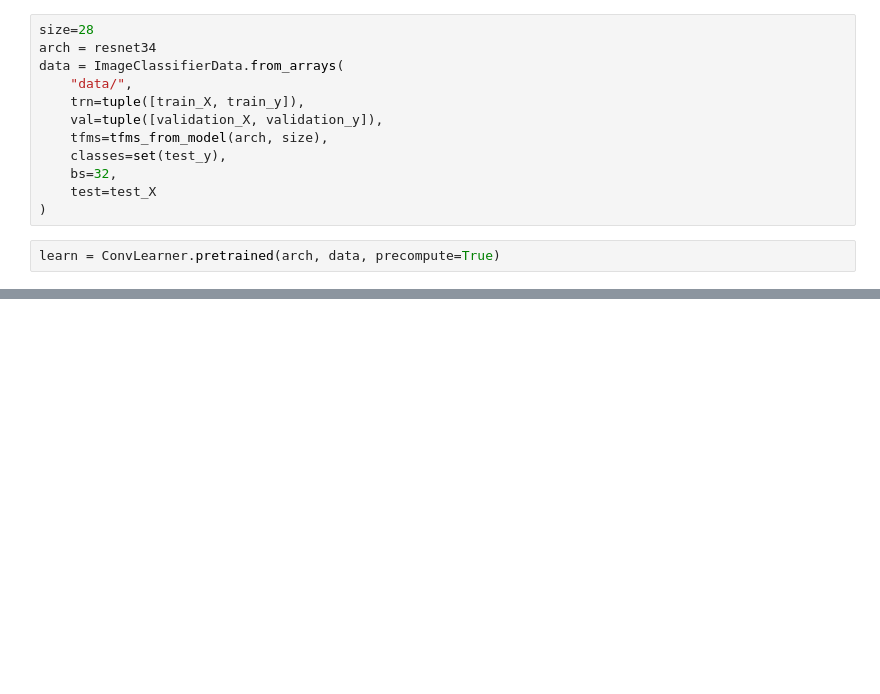
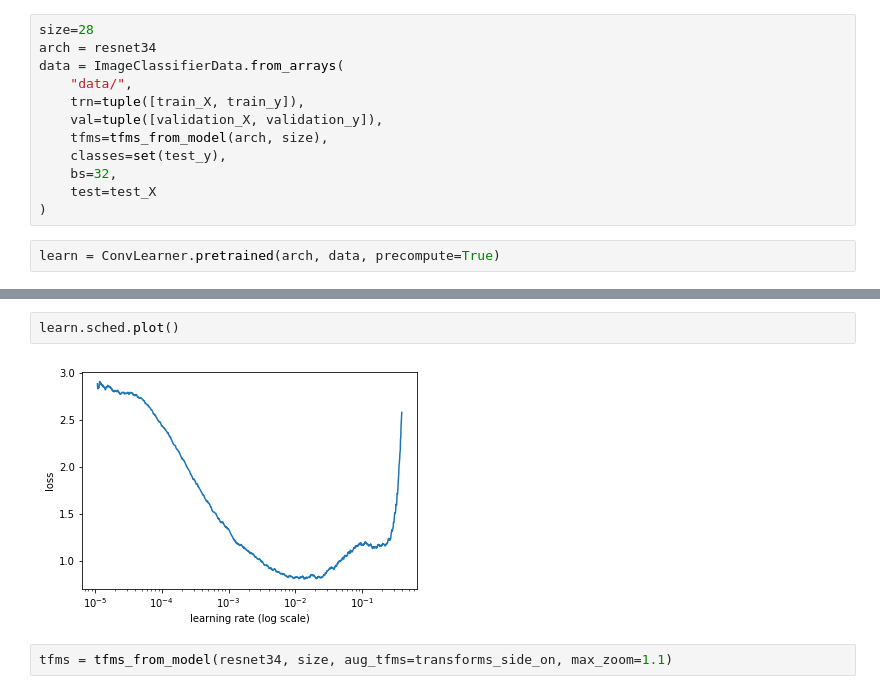
Before and after one commit to farbodf/data-science-playground, a Jupyter notebook: fashion_mnist/fashion_mnist.ipynb, the cells around one changed output, grey strips where cells are left out. Cells and saved outputs as stored; diff of their text form; blank space fills up the shorter version.

```diff
--- a/fashion_mnist/fashion_mnist.ipynb
+++ b/fashion_mnist/fashion_mnist.ipynb
@@ -92,0 +108,6 @@ epoch      trn_loss   val_loss   accuracy
+# %%
+learn.sched.plot()
+# %% [output]
+[figure, added]
+# %%
+tfms = tfms_from_model(resnet34, size, aug_tfms=transforms_side_on, max_zoom=1.1)
```
Also changed, not shown: parts of 10 cells of this notebook.
